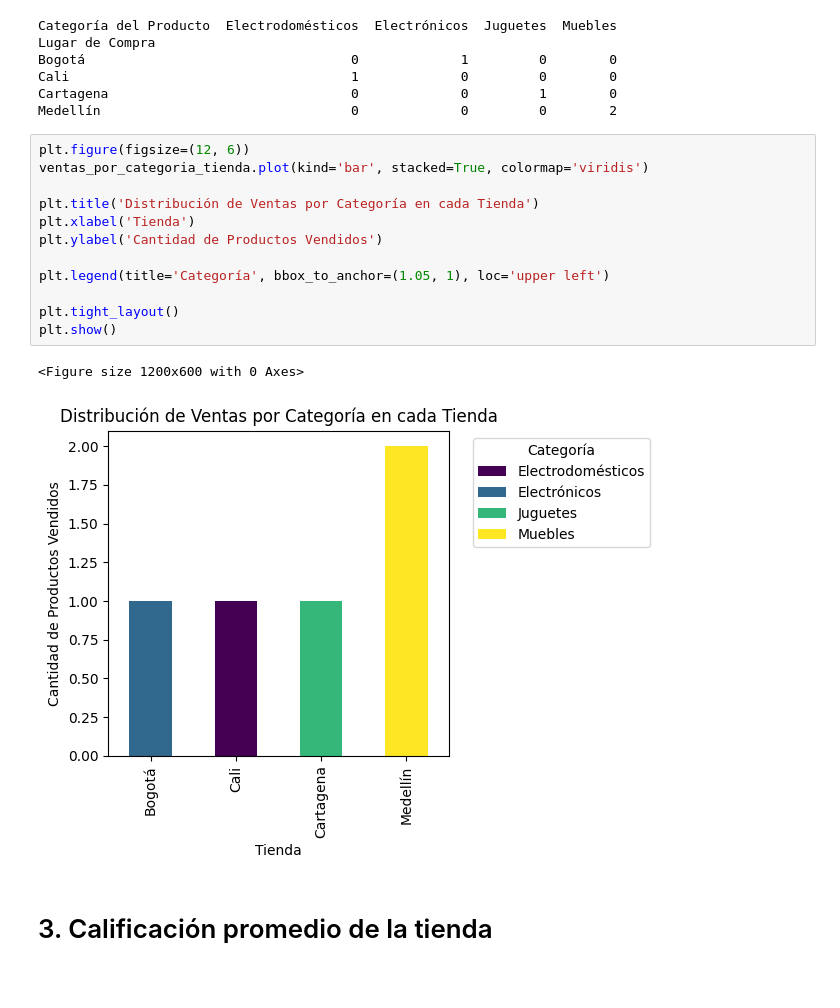
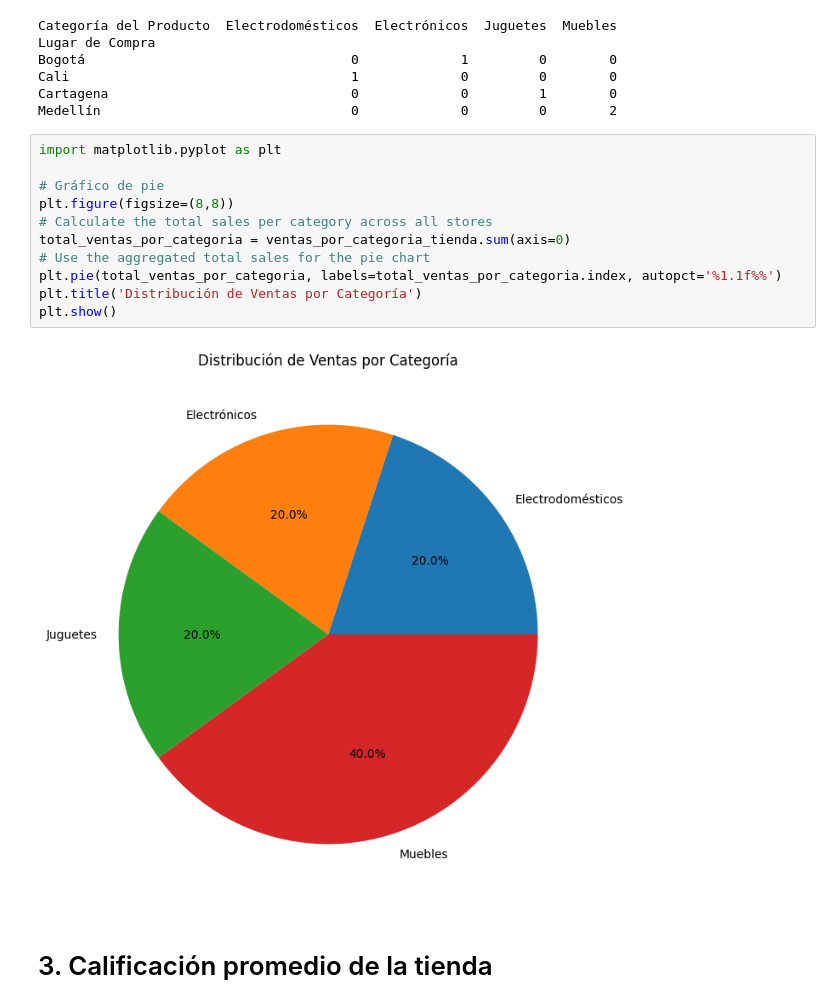
Before and after one commit to Jonhleder/Store_Challenge, a Jupyter notebook: StoreLatam.ipynb, the cells around one changed output. Saved outputs shown, nothing was run; the diff lists cells and outputs as text; blank space fills up the shorter version.

```diff
--- a/StoreLatam.ipynb
+++ b/StoreLatam.ipynb
@@ -70,21 +100,19 @@ Bogotá                                  0             1         0        0
 Cali                                    1             0         0        0
 Cartagena                               0             0         1        0
 Medellín                                0             0         0        2
-# %%
-plt.figure(figsize=(12, 6))
-ventas_por_categoria_tienda.plot(kind='bar', stacked=True, colormap='viridis')
-
-plt.title('Distribución de Ventas por Categoría en cada Tienda')
-plt.xlabel('Tienda')
-plt.ylabel('Cantidad de Productos Vendidos')
-
-plt.legend(title='Categoría', bbox_to_anchor=(1.05, 1), loc='upper left')
-
-plt.tight_layout()
-plt.show()
-# %% [output]
-<Figure size 1200x600 with 0 Axes>
-[figure, removed]
+# %%
+import matplotlib.pyplot as plt
+
+# Gráfico de pie
+plt.figure(figsize=(8,8))
+# Calculate the total sales per category across all stores
+total_ventas_por_categoria = ventas_por_categoria_tienda.sum(axis=0)
+# Use the aggregated total sales for the pie chart
+plt.pie(total_ventas_por_categoria, labels=total_ventas_por_categoria.index, autopct='%1.1f%%')
+plt.title('Distribución de Ventas por Categoría')
+plt.show()
+# %% [output]
+[figure, added]
 # %% [markdown]
 # 3. Calificación promedio de la tienda
 # %%
```
Also changed, not shown: parts of 11 cells of this notebook.
